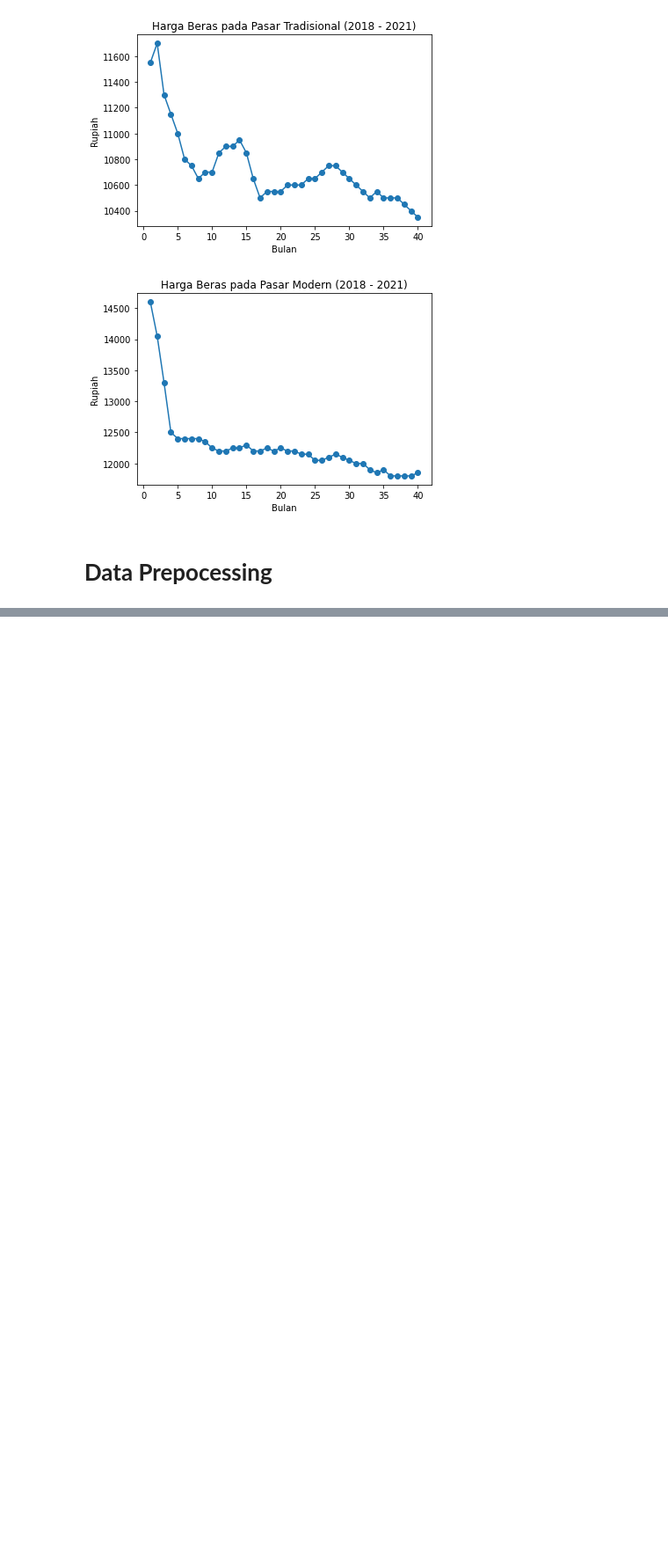
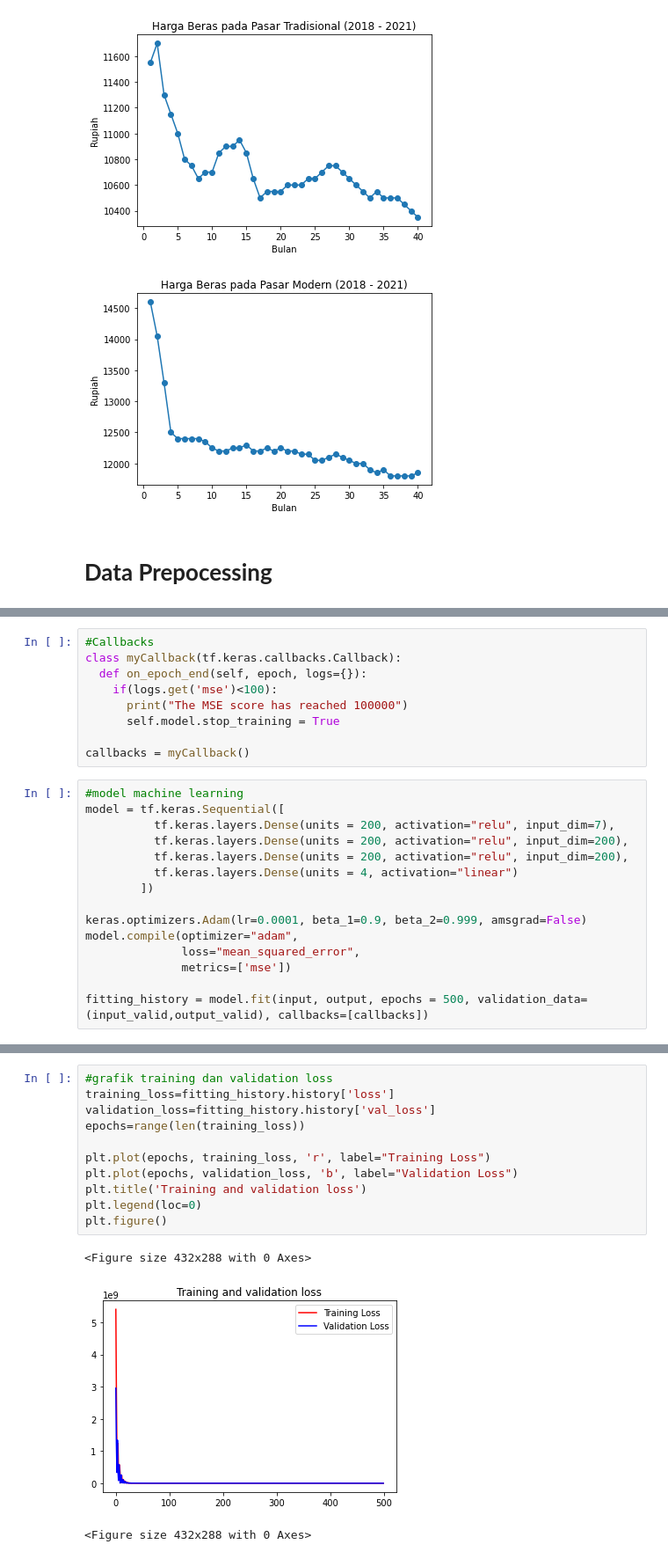
Before and after one commit to u1-byte/SmartCropYieldsPrediction, a Jupyter notebook: Machine Learning/Code/ML_Model_2.ipynb, the cells around one changed output, grey strips where cells are left out. Shown at 88% size. Cells and saved outputs as stored; diff of their text form; blank space fills up the shorter version.

Commit message:
model awal

```diff
--- a/Machine Learning/Code/ML_Model_2.ipynb
+++ b/Machine Learning/Code/ML_Model_2.ipynb
@@ -162,0 +259,24 @@ plt.show()
+# %%
+#Callbacks
+class myCallback(tf.keras.callbacks.Callback):
+  def on_epoch_end(self, epoch, logs={}):
+    if(logs.get('mse')<100):
+      print("The MSE score has reached 100000")
+      self.model.stop_training = True
+
+callbacks = myCallback()
+# %%
+#model machine learning
+model = tf.keras.Sequential([
+          tf.keras.layers.Dense(units = 200, activation="relu", input_dim=7),
+          tf.keras.layers.Dense(units = 200, activation="relu", input_dim=200),
+          tf.keras.layers.Dense(units = 200, activation="relu", input_dim=200),
+          tf.keras.layers.Dense(units = 4, activation="linear")
+        ])
+
+keras.optimizers.Adam(lr=0.0001, beta_1=0.9, beta_2=0.999, amsgrad=False)
+model.compile(optimizer="adam",
+              loss="mean_squared_error",
+              metrics=['mse'])
+
+fitting_history = model.fit(input, output, epochs = 500, validation_data=(input_valid,output_valid), callbacks=[callbacks])
@@ -162,0 +301,15 @@ plt.show()
+# %%
+#grafik training dan validation loss
+training_loss=fitting_history.history['loss']
+validation_loss=fitting_history.history['val_loss']
+epochs=range(len(training_loss))
+
+plt.plot(epochs, training_loss, 'r', label="Training Loss")
+plt.plot(epochs, validation_loss, 'b', label="Validation Loss")
+plt.title('Training and validation loss')
+plt.legend(loc=0)
+plt.figure()
+# %% [output]
+<Figure size 432x288 with 0 Axes>
+[figure, added]
+<Figure size 432x288 with 0 Axes>
```
Also changed, not shown: parts of 9 cells of this notebook.
